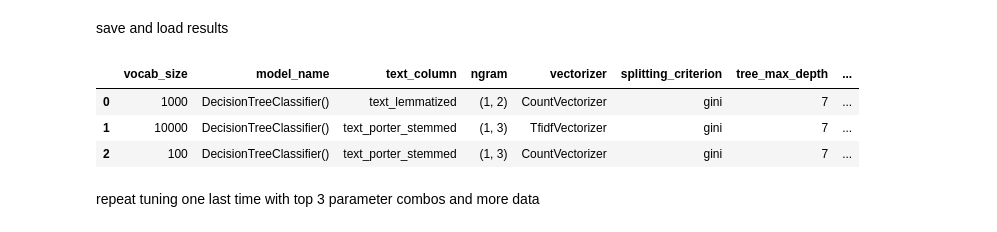
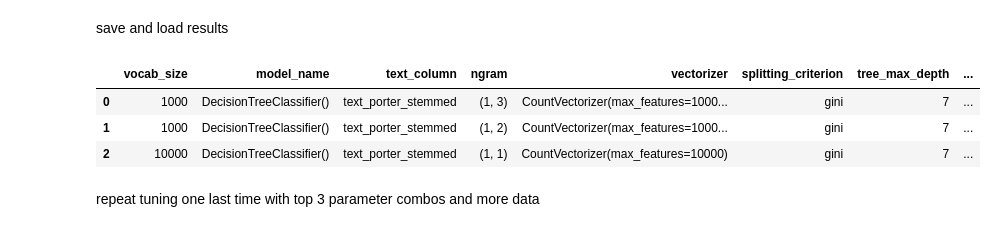
Before and after one commit to tanner-ducharme/ift6390-kaggle-2, a Jupyter notebook: decision_tree_final.ipynb, the cells around one changed output. Drawn from its saved outputs; the diff is of its cells as text; code cells hidden in the pictures.

```diff
--- a/decision_tree_final.ipynb
+++ b/decision_tree_final.ipynb
@@ -23,5 +24,5 @@ import matplotlib.pyplot as plt
 from sklearn import tree
 # %%
-# from google.colab import drive
-# drive.mount('/content/gdrive')
-# path = '/content/gdrive/MyDrive/IFT 6390/kaggle2/'
+from google.colab import drive
+drive.mount('/content/gdrive')
+path = '/content/gdrive/MyDrive/IFT 6390/kaggle2/'
@@ -371,13 +491,13 @@ top_10_params.to_csv('data/output/decision_tree/decision_tree_top_10_params.csv'
 # %%
-top_10_params = pd.read_csv('data/output/decision_tree/decision_tree_top_10_params.csv')
-top_10_params['ngram'] = [(int(ng[1]), int(ng[4])) for ng in top_10_params['ngram'].values]
-top_10_params = top_10_params.replace({np.nan: None})
-top_10_params.head(3)
+top_20_params = pd.read_csv(path+'data/output/decision_tree/decision_tree_top_20_params.csv')
+top_20_params['ngram'] = [(int(ng[1]), int(ng[4])) for ng in top_20_params['ngram'].values]
+top_20_params = top_20_params.replace({np.nan: None})
+top_20_params.head(3)
 # %% [output]
 |  | vocab_size | model_name | text_column | ngram | vectorizer | splitting_criterion | tree_max_depth | ... |
-| 0 | 1000 | DecisionTreeClassifier() | text_lemmatized | (1, 2) | CountVectorizer | gini | 7 | ... |
-| 1 | 10000 | DecisionTreeClassifier() | text_porter_stemmed | (1, 3) | TfidfVectorizer | gini | 7 | ... |
-| 2 | 100 | DecisionTreeClassifier() | text_porter_stemmed | (1, 3) | CountVectorizer | gini | 7 | ... |
+| 0 | 1000 | DecisionTreeClassifier() | text_porter_stemmed | (1, 3) | CountVectorizer(max_features=1000... | gini | 7 | ... |
+| 1 | 1000 | DecisionTreeClassifier() | text_porter_stemmed | (1, 2) | CountVectorizer(max_features=1000... | gini | 7 | ... |
+| 2 | 10000 | DecisionTreeClassifier() | text_porter_stemmed | (1, 1) | CountVectorizer(max_features=10000) | gini | 7 | ... |
 # %% [markdown]
 repeat tuning one last time with top 3 parameter combos and more data
 # %%
```
Also changed, not shown: parts of 66 cells of this notebook, 16 other files.
